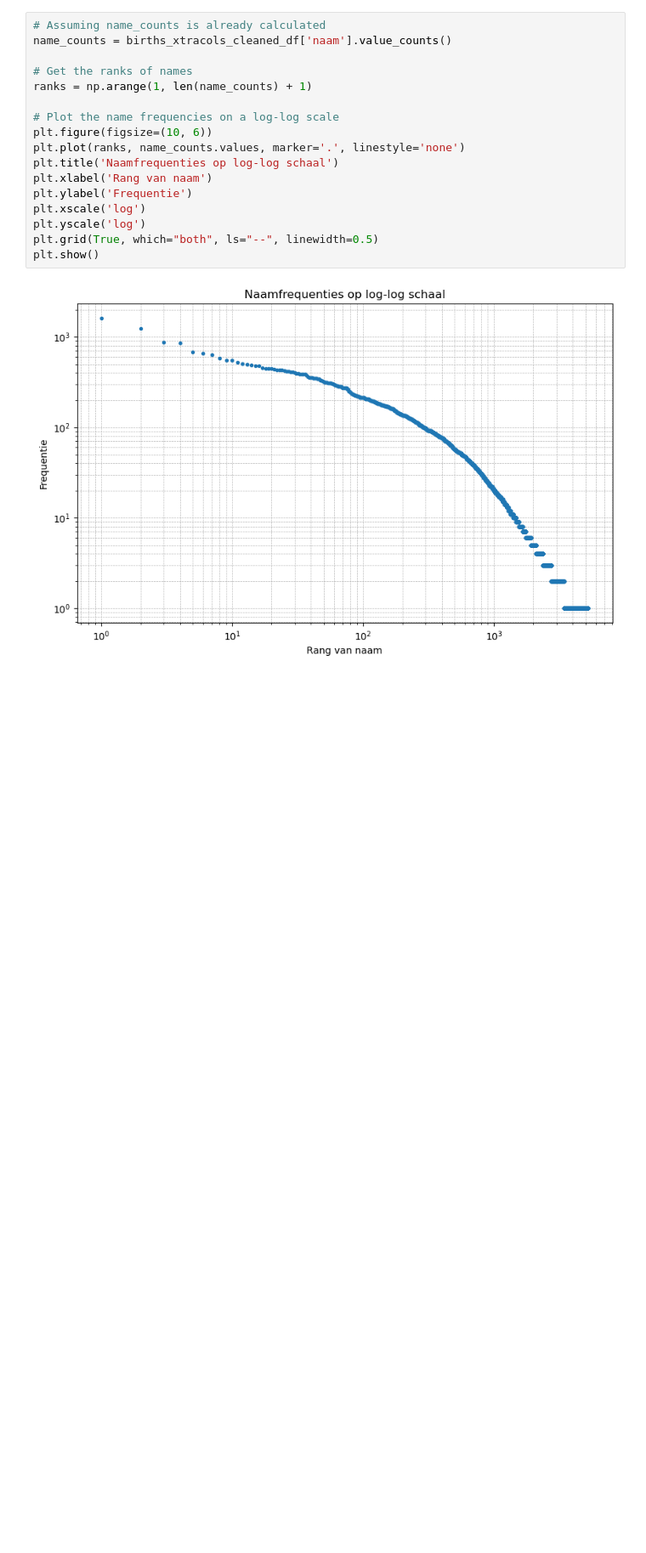
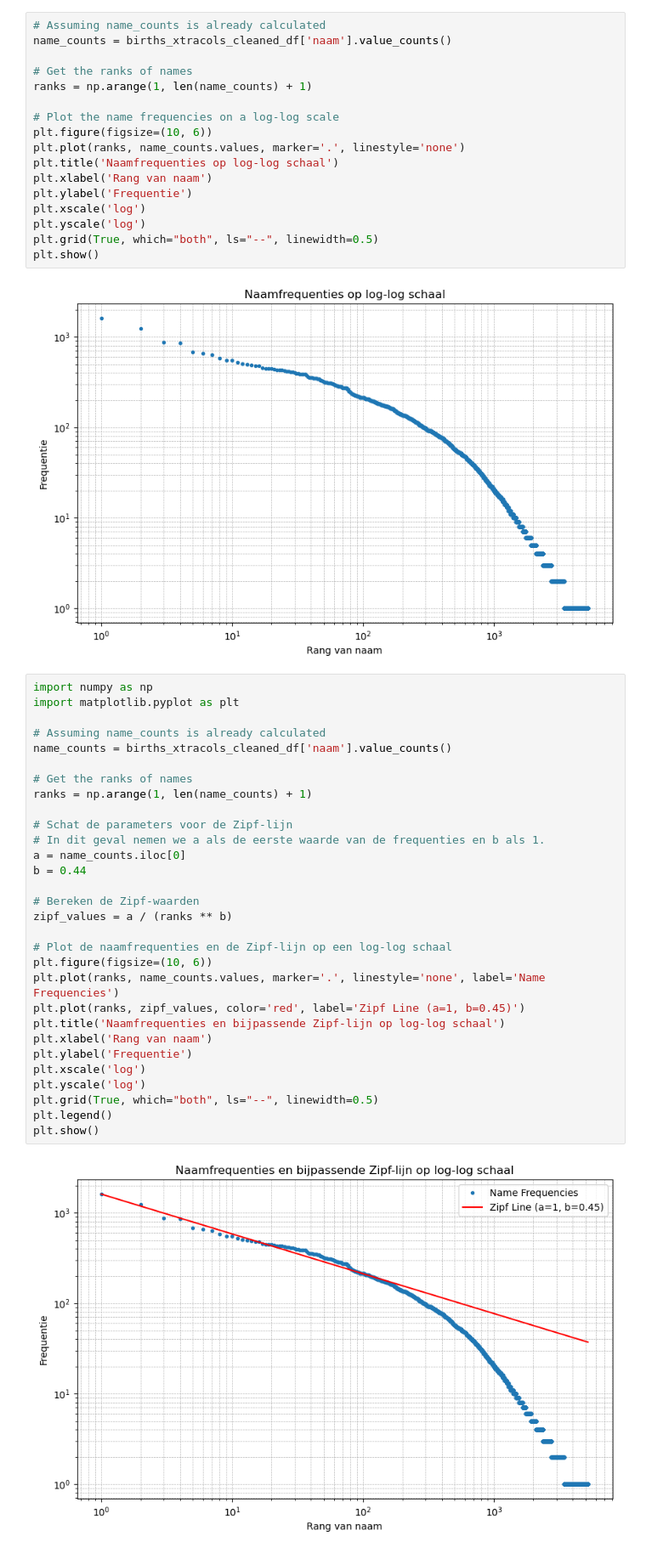
Before and after one commit to craftyraf/examen-raf-juni-2024, a Jupyter notebook: notebooks/examen_deel2.ipynb, the cells around one changed output. Shown at 85% size. Drawn from its saved outputs; the diff is of its cells as text; blank space fills up the shorter version.

```diff
--- a/notebooks/examen_deel2.ipynb
+++ b/notebooks/examen_deel2.ipynb
@@ -565,3 +698,35 @@ plt.grid(True, which="both", ls="--", linewidth=0.5)
 plt.show()
 # %% [output]
 [figure]
+# %%
+import numpy as np
+import matplotlib.pyplot as plt
+
+# Assuming name_counts is already calculated
+name_counts = births_xtracols_cleaned_df['naam'].value_counts()
+
+# Get the ranks of names
+ranks = np.arange(1, len(name_counts) + 1)
+
+# Schat de parameters voor de Zipf-lijn
+# In dit geval nemen we a als de eerste waarde van de frequenties en b als 1.
+a = name_counts.iloc[0]
+b = 0.44
+
+# Bereken de Zipf-waarden
+zipf_values = a / (ranks ** b)
+
+# Plot de naamfrequenties en de Zipf-lijn op een log-log schaal
+plt.figure(figsize=(10, 6))
+plt.plot(ranks, name_counts.values, marker='.', linestyle='none', label='Name Frequencies')
+plt.plot(ranks, zipf_values, color='red', label='Zipf Line (a=1, b=0.45)')
+plt.title('Naamfrequenties en bijpassende Zipf-lijn op log-log schaal')
+plt.xlabel('Rang van naam')
+plt.ylabel('Frequentie')
+plt.xscale('log')
+plt.yscale('log')
+plt.grid(True, which="both", ls="--", linewidth=0.5)
+plt.legend()
+plt.show()
+# %% [output]
+[figure, added]
```
Also changed, not shown: parts of 15 cells of this notebook.
